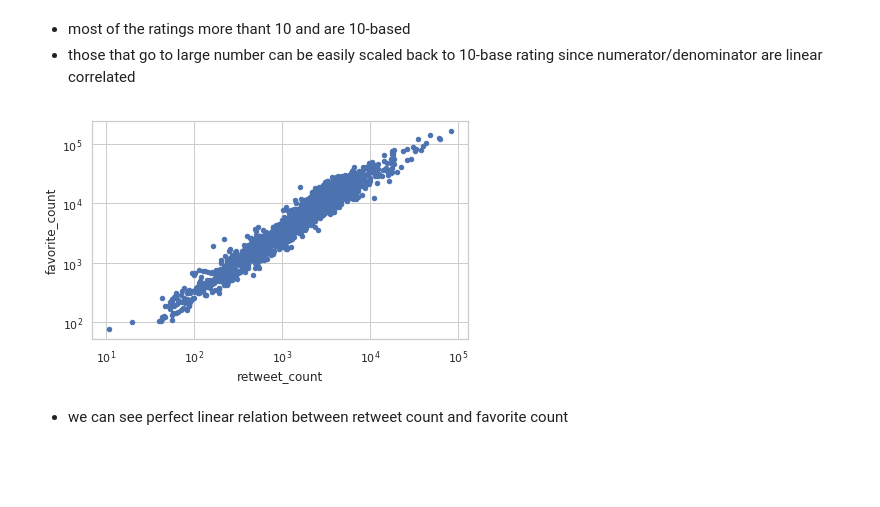
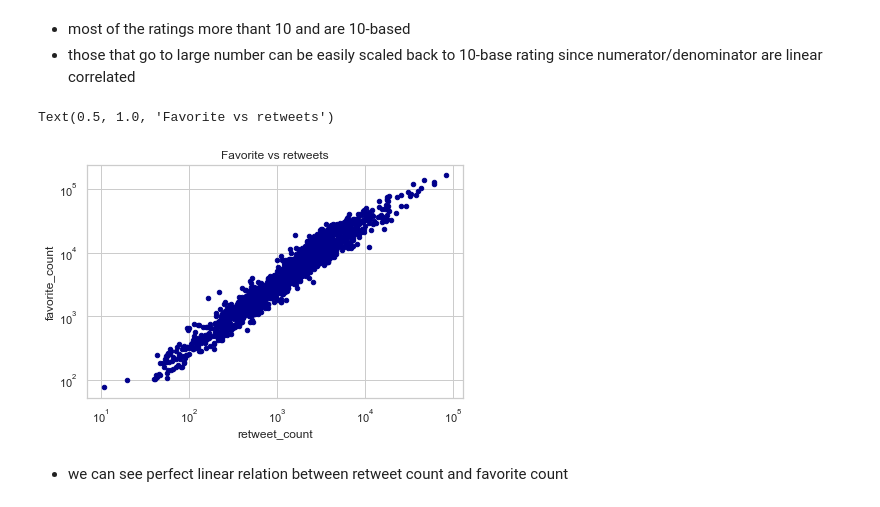
Before and after one commit to petrenva/wrange-and-analyze-data, a Jupyter notebook: wrangle_act.ipynb, the cells around one changed output. Cells and saved outputs as stored; diff of their text form; code cells hidden in the pictures; blank space fills up the shorter version.

```diff
--- a/wrangle_act.ipynb
+++ b/wrangle_act.ipynb
@@ -495,12 +497,13 @@ sns.jointplot(x="rating_numerator", y="rating_denominator", data=df)
 * most of the ratings more thant 10 and are 10-based
 * those that go to large number can be easily scaled back to 10-base rating since numerator/denominator are linear correlated
 # %%
-df.plot.scatter(x='retweet_count', y='favorite_count')
+df.plot.scatter(x='retweet_count', y='favorite_count', c="DarkBlue")
 plt.yscale('log')
 plt.xscale('log')
-plt.title("")
+plt.title("Favorite vs retweets")
 # %% [output]
+Text(0.5, 1.0, 'Favorite vs retweets')
-[figure, old version]
+[figure, new version]
 # %% [markdown]
 * we can see perfect linear relation between retweet count and favorite count
 # %%
```
Also changed, not shown: parts of 6 cells of this notebook, 3 other files.
